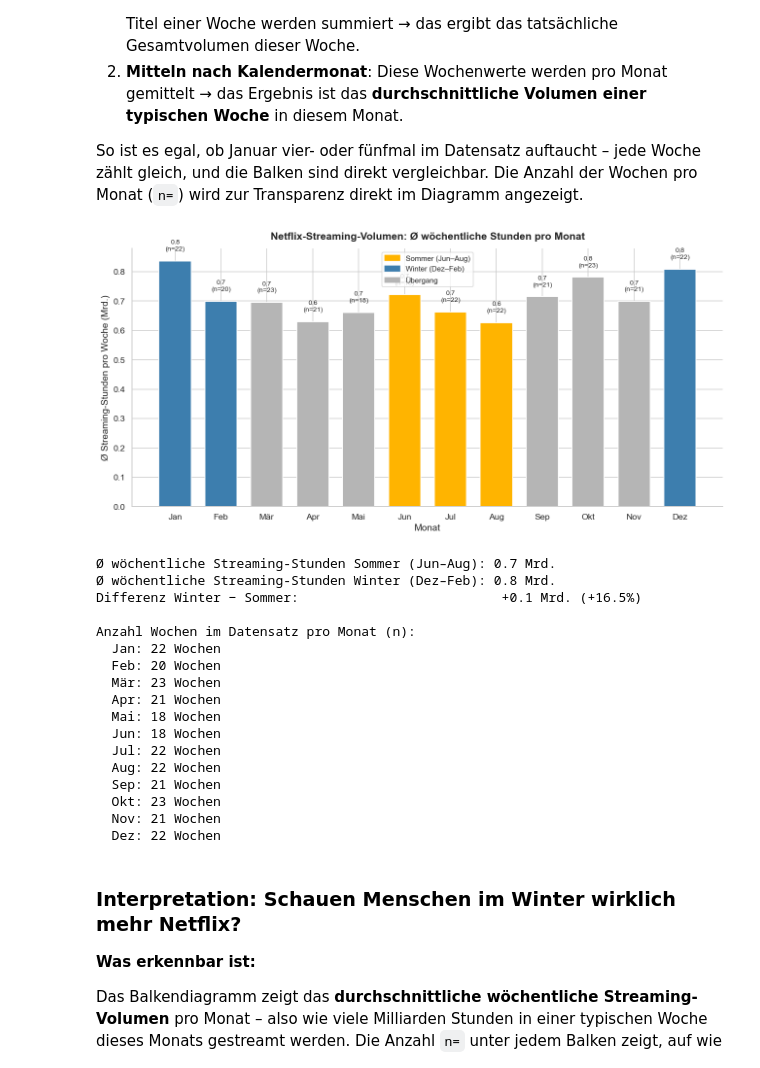
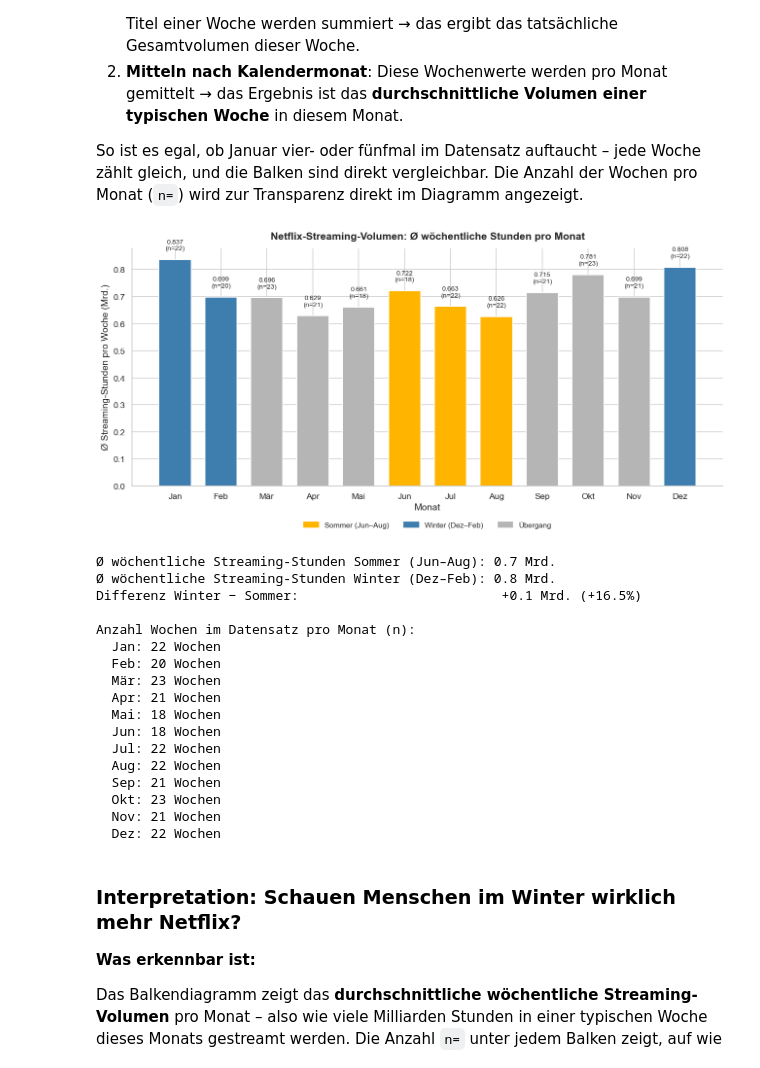
Before and after one commit to Jonas47833/Data-Visualisation, a Jupyter notebook: Notebook/Streamingverhalten_Mood_Notebook.ipynb, the cells around one changed output. Drawn from its saved outputs; the diff is of its cells as text; code cells hidden in the pictures.

```diff
--- a/Notebook/Streamingverhalten_Mood_Notebook.ipynb
+++ b/Notebook/Streamingverhalten_Mood_Notebook.ipynb
@@ -517,36 +533,37 @@ bars = ax.bar(vol_monat['monat_name'], vol_monat['stunden_mrd'],
               color=farben, edgecolor='white', linewidth=1.2, width=0.7)
 
 # Wert + Stichprobengröße über jeden Balken schreiben
 for bar, val, n in zip(bars, vol_monat['stunden_mrd'], vol_monat['n_wochen']):
     ax.text(bar.get_x() + bar.get_width()/2, bar.get_height() + 0.03,
-            f'{val:.1f}\n(n={n})', ha='center', va='bottom', fontsize=9)
+            f'{val:.3f}\n(n={n})', ha='center', va='bottom', fontsize=9)
 
 from matplotlib.patches import Patch
 ax.legend(handles=[
     Patch(color=FARBE_SOMMER, label='Sommer (Jun–Aug)'),
     Patch(color=FARBE_WINTER, label='Winter (Dez–Feb)'),
     Patch(color='#B5B5B5',   label='Übergang'),
-], fontsize=10)
+], fontsize=10, loc='upper center', bbox_to_anchor=(0.5, -0.12),
+          ncol=3, frameon=False)
 
 ax.set_xlabel('Monat')
 ax.set_ylabel('Ø Streaming-Stunden pro Woche (Mrd.)')
 ax.set_title('Netflix-Streaming-Volumen: Ø wöchentliche Stunden pro Monat',
              fontsize=14, pad=12)
 sns.despine()
 plt.tight_layout()
 plt.show()
 
 # Direktvergleich Sommer vs. Winter (Mittelwert der Monatsdurchschnitte)
 sommer_h = vol_monat[vol_monat['month'].isin([6,7,8])]['stunden_mrd'].mean()
 winter_h = vol_monat[vol_monat['month'].isin([12,1,2])]['stunden_mrd'].mean()
 print(f'Ø wöchentliche Streaming-Stunden Sommer (Jun–Aug): {sommer_h:.1f} Mrd.')
 print(f'Ø wöchentliche Streaming-Stunden Winter (Dez–Feb): {winter_h:.1f} Mrd.')
 print(f'Differenz Winter − Sommer:                          {winter_h - sommer_h:+.1f} Mrd. ({(winter_h/sommer_h - 1)*100:+.1f}%)')
 print(f'\nAnzahl Wochen im Datensatz pro Monat (n):')
 for _, row in vol_monat.iterrows():
     print(f'  {row["monat_name"]:>3}: {int(row["n_wochen"])} Wochen')
 # %% [output]
-[figure, old version]
+[figure, new version]
 Ø wöchentliche Streaming-Stunden Sommer (Jun–Aug): 0.7 Mrd.
 Ø wöchentliche Streaming-Stunden Winter (Dez–Feb): 0.8 Mrd.
 Differenz Winter − Sommer:                          +0.1 Mrd. (+16.5%)
```
Also changed, not shown: parts of 3 cells of this notebook.
